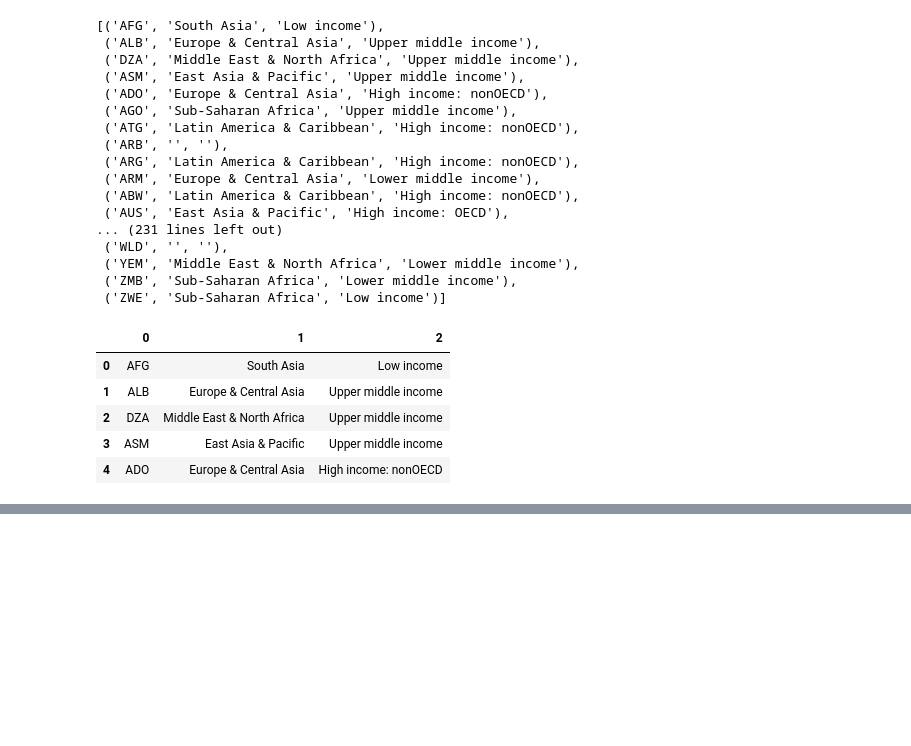
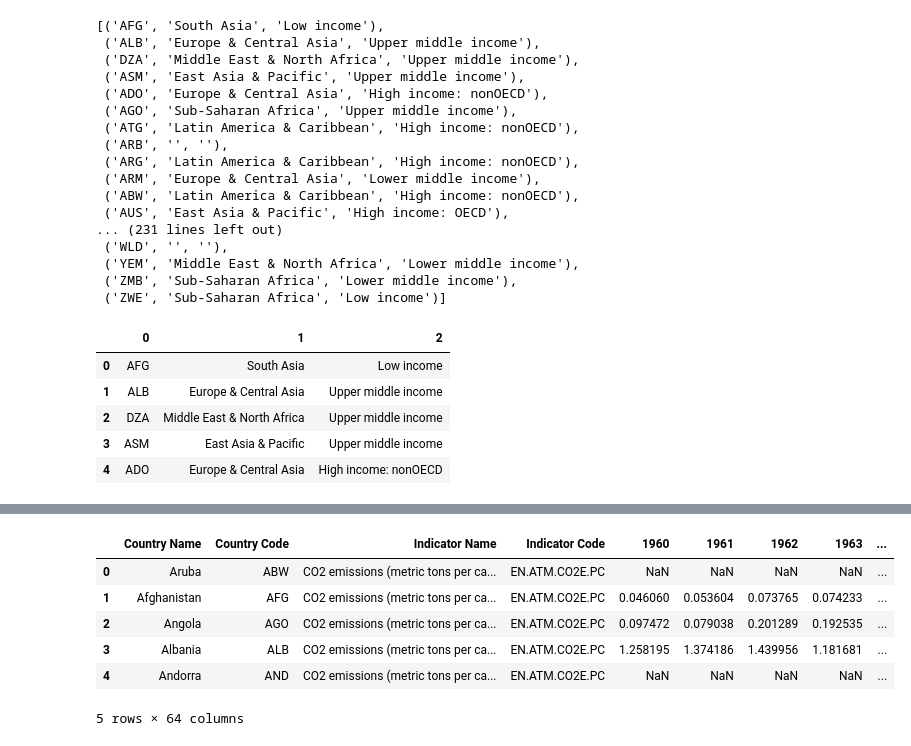
Before and after one commit to nikki-wolf/ETL_project, a Jupyter notebook: Notebooks/.ipynb, the cells around one changed output, grey strips where cells are left out. Cells and saved outputs as stored; diff of their text form; code cells hidden in the pictures; blank space fills up the shorter version.

```diff
--- a/Notebooks/.ipynb
+++ b/Notebooks/.ipynb
@@ -163,0 +167,12 @@ new_series_columns_df.head()
+# %%
+# Reading the data
+second_data_df = pd.read_csv(second_data, skiprows=4)
+second_data_df.head()
+# %% [output]
+|  | Country Name | Country Code | Indicator Name | Indicator Code | 1960 | 1961 | 1962 | 1963 | ... |
+| 0 | Aruba | ABW | CO2 emissions (metric tons per ca... | EN.ATM.CO2E.PC | NaN | NaN | NaN | NaN | ... |
+| 1 | Afghanistan | AFG | CO2 emissions (metric tons per ca... | EN.ATM.CO2E.PC | 0.046060 | 0.053604 | 0.073765 | 0.074233 | ... |
+| 2 | Angola | AGO | CO2 emissions (metric tons per ca... | EN.ATM.CO2E.PC | 0.097472 | 0.079038 | 0.201289 | 0.192535 | ... |
+| 3 | Albania | ALB | CO2 emissions (metric tons per ca... | EN.ATM.CO2E.PC | 1.258195 | 1.374186 | 1.439956 | 1.181681 | ... |
+| 4 | Andorra | AND | CO2 emissions (metric tons per ca... | EN.ATM.CO2E.PC | NaN | NaN | NaN | NaN | ... |
+5 rows × 64 columns
```
Also changed, not shown: parts of 5 cells of this notebook, 2 other files.
